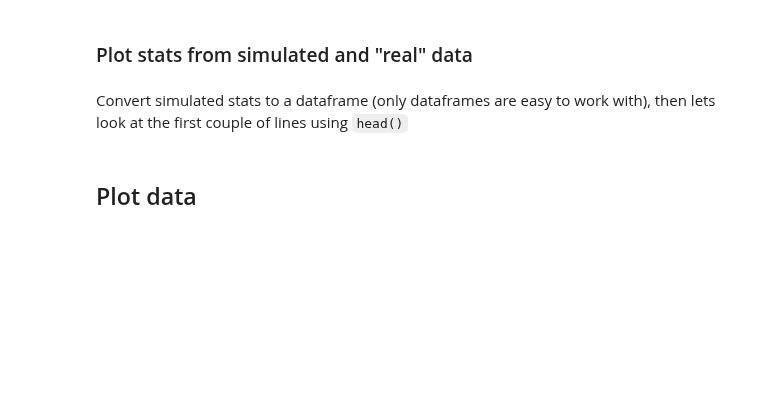
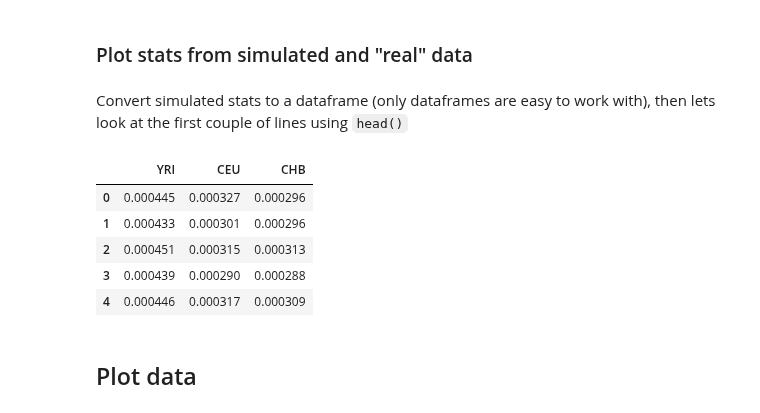
Before and after one commit to popsim-consortium/workshops, a Jupyter notebook: intro_stdpopsim/Intro_stdpopsim.ipynb, the cells around one changed output. Drawn from its saved outputs; the diff is of its cells as text; code cells hidden in the pictures; blank space fills up the shorter version.

```diff
--- a/intro_stdpopsim/Intro_stdpopsim.ipynb
+++ b/intro_stdpopsim/Intro_stdpopsim.ipynb
@@ -305,8 +478,15 @@ Convert simulated stats to a dataframe (only dataframes are easy to work with),
 # %%
 import pandas as pd
 pi_df = pd.DataFrame(
-    data=pi_list, columns=[pop.id for pop in model.populations])
+    data=pi_list, columns=[pop.name for pop in model.populations])
 pi_df.head()
+# %% [output]
+|  | YRI | CEU | CHB |
+| 0 | 0.000445 | 0.000327 | 0.000296 |
+| 1 | 0.000433 | 0.000301 | 0.000296 |
+| 2 | 0.000451 | 0.000315 | 0.000313 |
+| 3 | 0.000439 | 0.000290 | 0.000288 |
+| 4 | 0.000446 | 0.000317 | 0.000309 |
 # %%
 pi_df_melted = pd.melt(pi_df, var_name='Pops', value_name='Pi')
 # %% [markdown]
```
Also changed, not shown: parts of 29 cells of this notebook, 2 other files.
